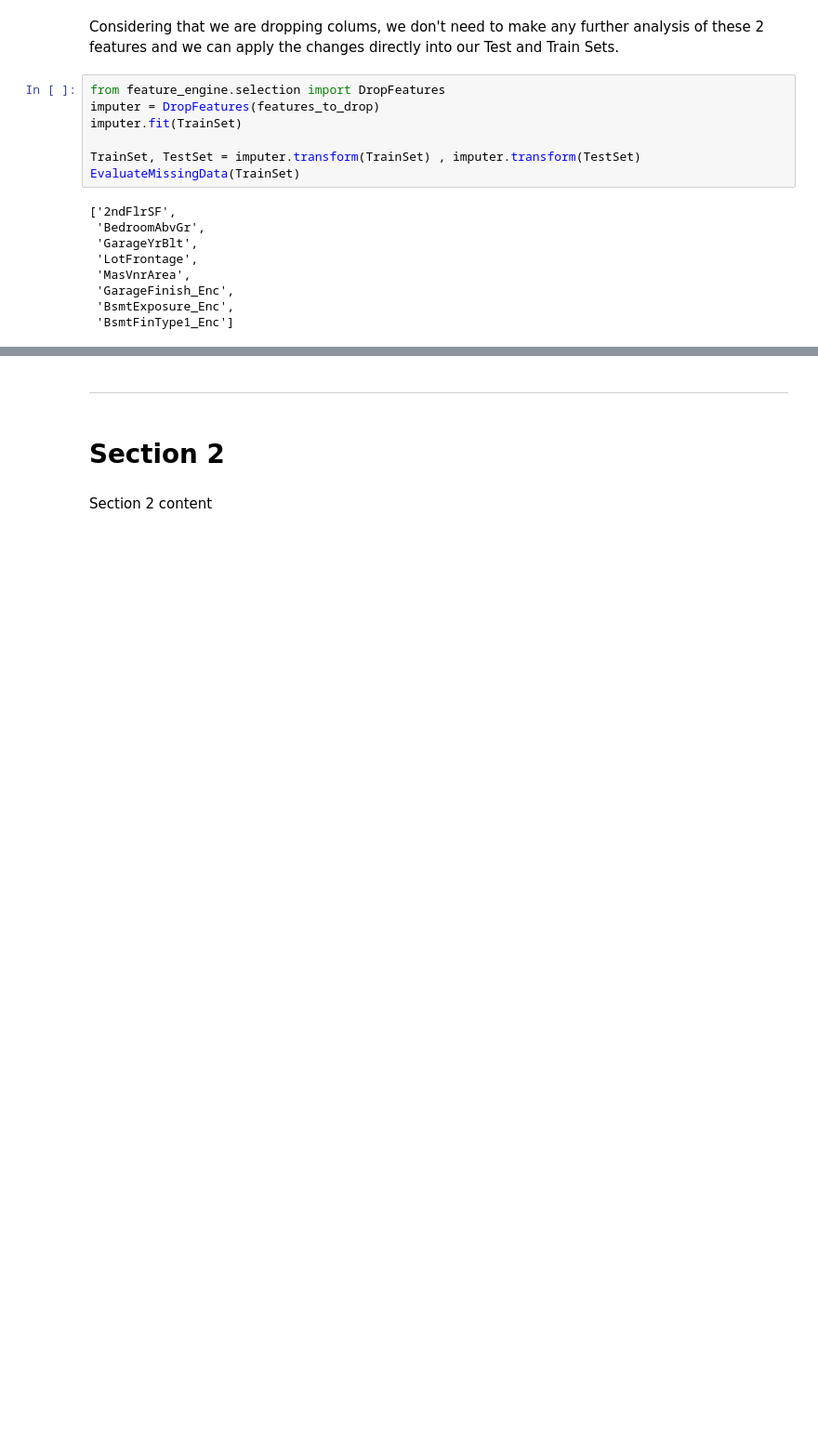
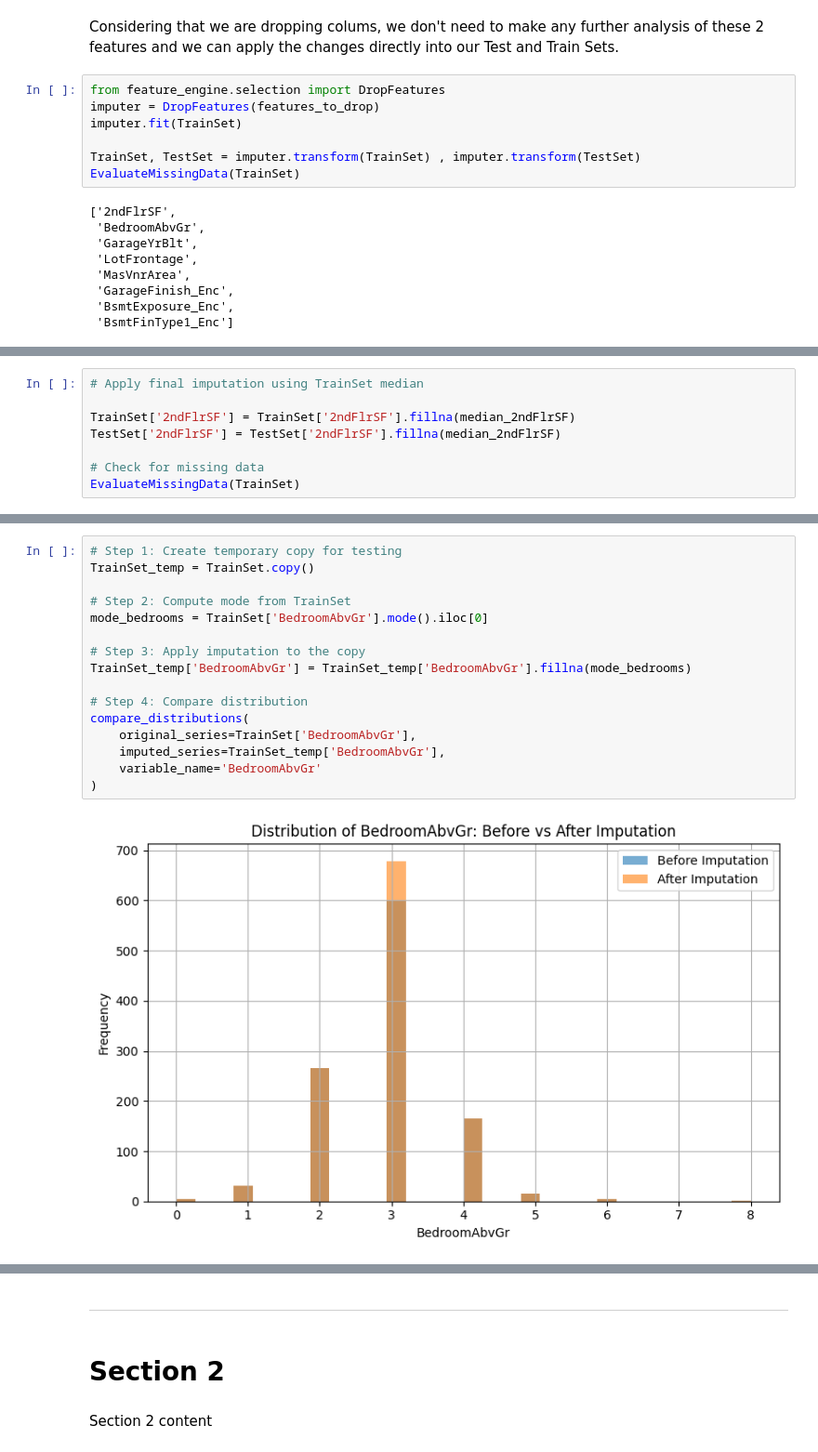
Before and after one commit to galindo89/heritage-housing-ml-pgz, a Jupyter notebook: jupyter_notebooks/03 - DataCleaning.ipynb, the cells around one changed output, grey strips where cells are left out. Shown: that part at 93% size. Cells and saved outputs as stored; diff of their text form; blank space fills up the shorter version.

```diff
--- a/jupyter_notebooks/03 - DataCleaning.ipynb
+++ b/jupyter_notebooks/03 - DataCleaning.ipynb
@@ -255,0 +310,8 @@ EvaluateMissingData(TrainSet)
+# %%
+# Apply final imputation using TrainSet median
+
+TrainSet['2ndFlrSF'] = TrainSet['2ndFlrSF'].fillna(median_2ndFlrSF)
+TestSet['2ndFlrSF'] = TestSet['2ndFlrSF'].fillna(median_2ndFlrSF)
+
+# Check for missing data
+EvaluateMissingData(TrainSet)
@@ -255,0 +334,18 @@ EvaluateMissingData(TrainSet)
+# %%
+# Step 1: Create temporary copy for testing
+TrainSet_temp = TrainSet.copy()
+
+# Step 2: Compute mode from TrainSet
+mode_bedrooms = TrainSet['BedroomAbvGr'].mode().iloc[0]
+
+# Step 3: Apply imputation to the copy
+TrainSet_temp['BedroomAbvGr'] = TrainSet_temp['BedroomAbvGr'].fillna(mode_bedrooms)
+
+# Step 4: Compare distribution
+compare_distributions(
+    original_series=TrainSet['BedroomAbvGr'],
+    imputed_series=TrainSet_temp['BedroomAbvGr'],
+    variable_name='BedroomAbvGr'
+)
+# %% [output]
+[figure, added]
```
Also changed, not shown: parts of 14 cells of this notebook.
